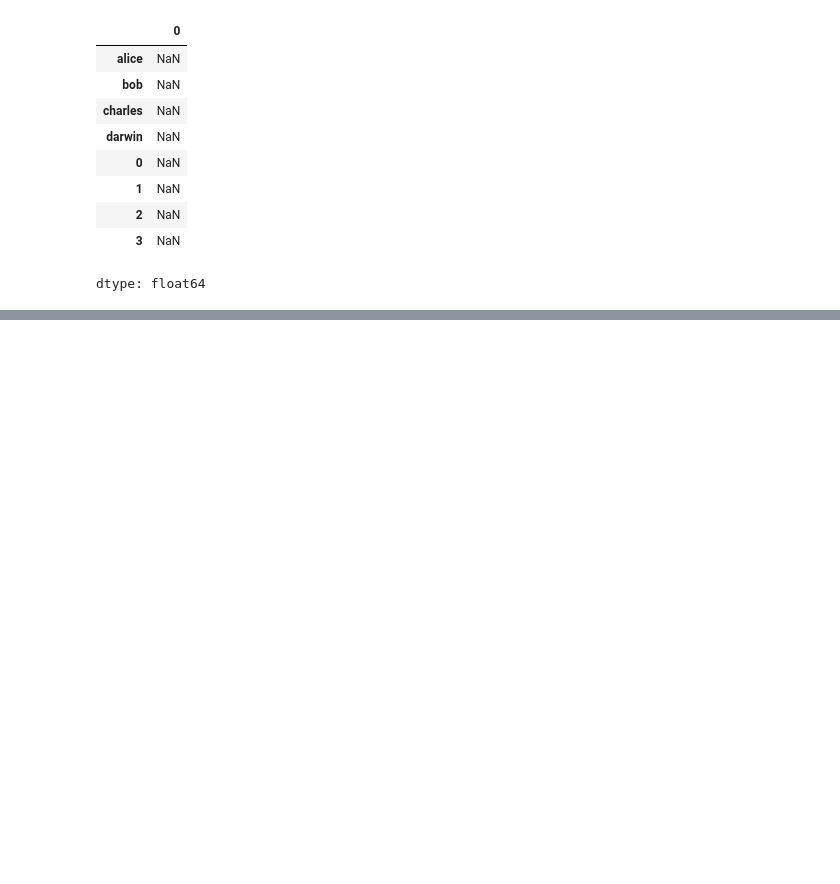
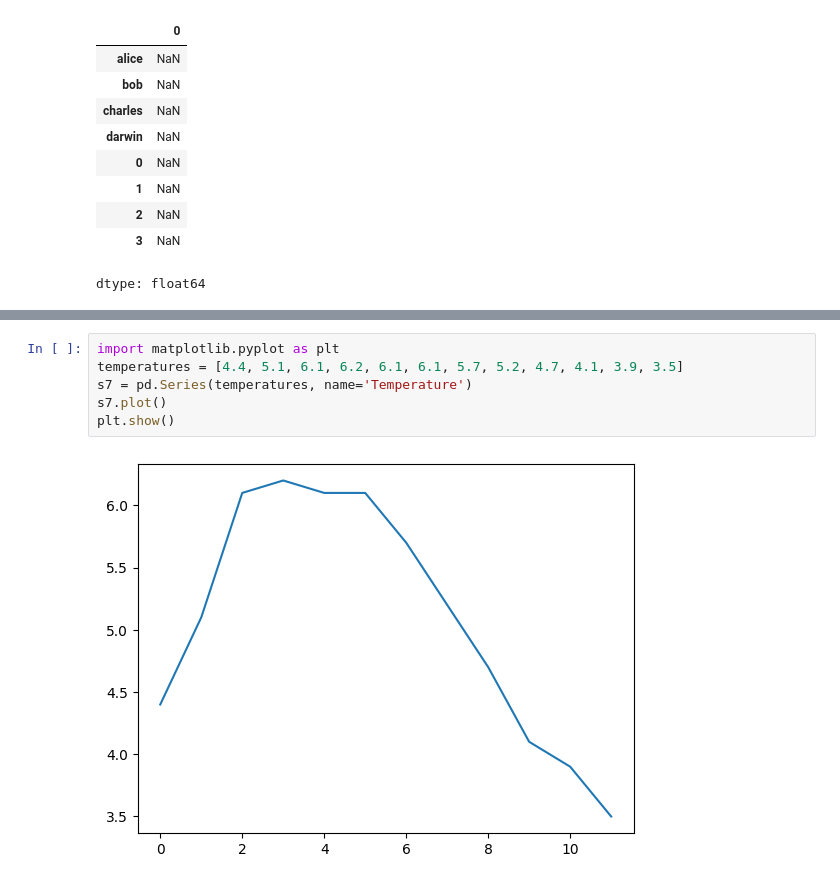
Before and after one commit to ghost-28-02/ML-Learning, a Jupyter notebook: Pandas.ipynb, the cells around one changed output, grey strips where cells are left out. Saved outputs shown, nothing was run; the diff lists cells and outputs as text; blank space fills up the shorter version.

```diff
--- a/Pandas.ipynb
+++ b/Pandas.ipynb
@@ -160,0 +178,8 @@ dtype: float64
+# %%
+import matplotlib.pyplot as plt
+temperatures = [4.4, 5.1, 6.1, 6.2, 6.1, 6.1, 5.7, 5.2, 4.7, 4.1, 3.9, 3.5]
+s7 = pd.Series(temperatures, name='Temperature')
+s7.plot()
+plt.show()
+# %% [output]
+[figure, added]
```
Also changed, not shown: parts of 126 cells of this notebook, 1 other file.
